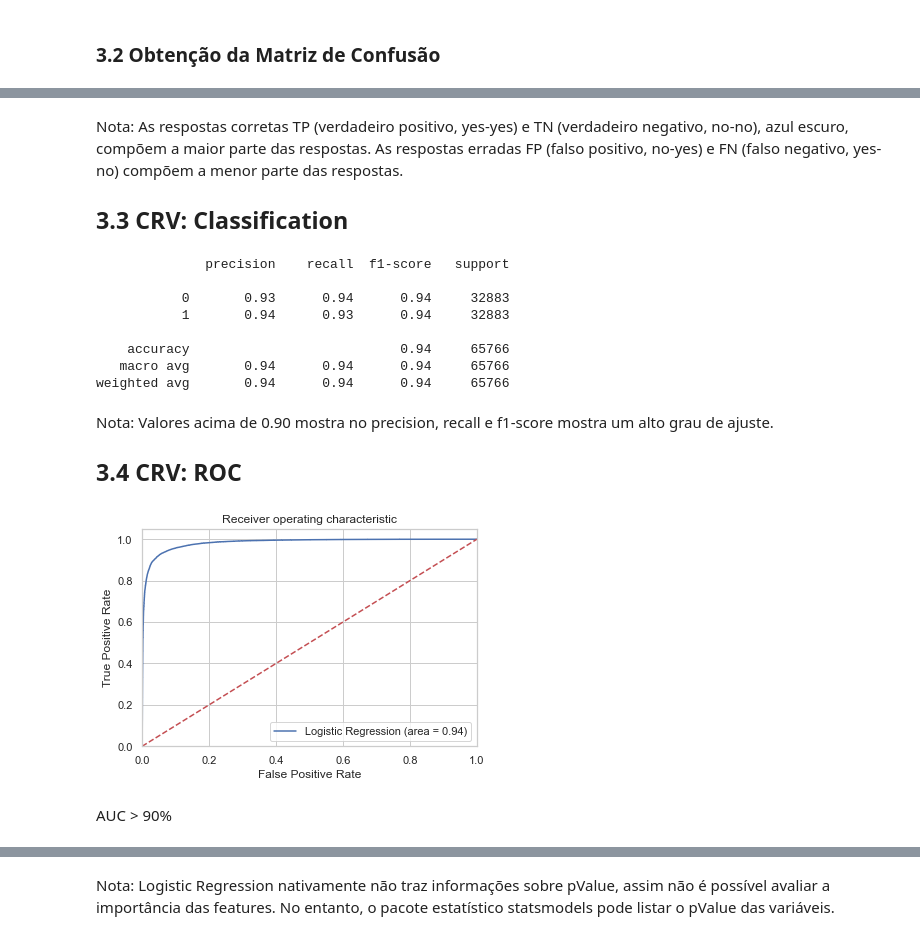
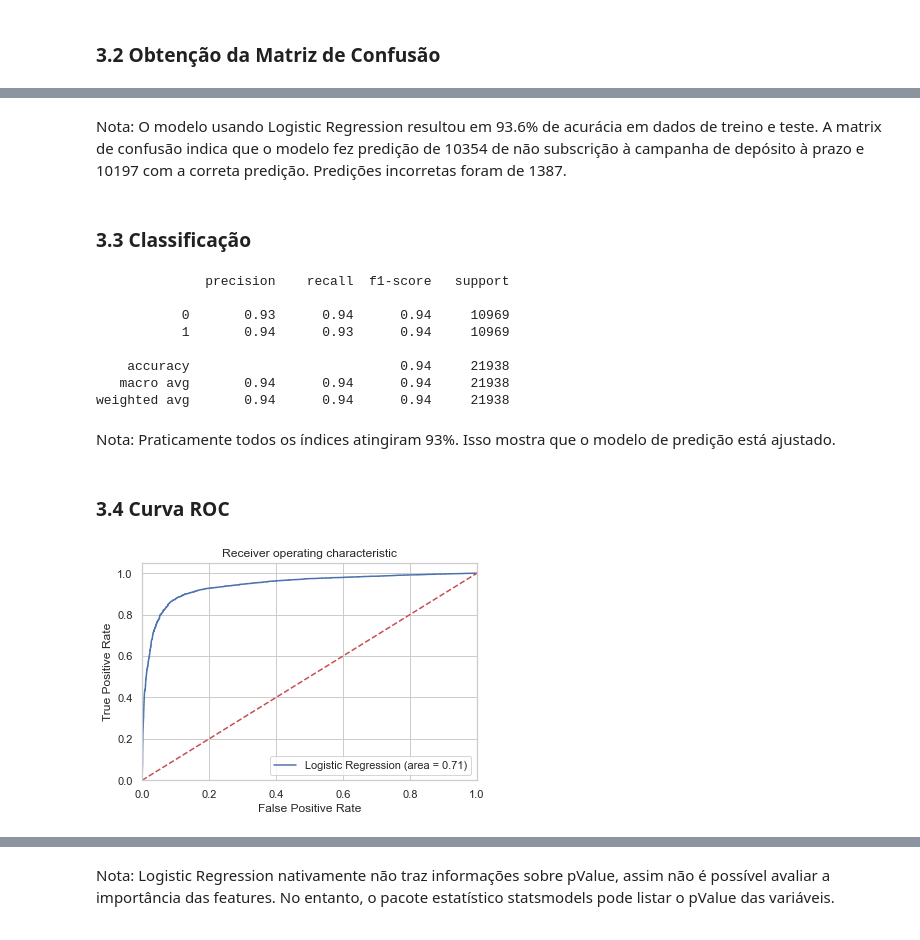
Before and after one commit to edbkei/MO416PROJ3, a Jupyter notebook: Projeto3/Project3.ipynb, the cells around one changed output, grey strips where cells are left out. Saved outputs shown, nothing was run; the diff lists cells and outputs as text; code cells hidden in the pictures.

Commit message:
Updating report and Jupyter

```diff
--- a/Projeto3/Project3.ipynb
+++ b/Projeto3/Project3.ipynb
@@ -281,7 +283,7 @@ X = df.loc[:, df.columns != 'y']
 y = df.loc[:, df.columns == 'y']
 from imblearn.over_sampling import SMOTE
 os = SMOTE(random_state=0)
-X_train, X_test, y_train, y_test = train_test_split(X, y, test_size=0.1, random_state=0)
+X_train, X_test, y_train, y_test = train_test_split(X, y, test_size=0.3, random_state=0)
 columns = X_train.columns
 # %%
 os_data_X,os_data_y=os.fit_sample(X_train, y_train.astype(int))
@@ -395,40 +399,38 @@ Confusion matrix, without normalization
-# %% [markdown]
-Nota: As respostas corretas TP (verdadeiro positivo, yes-yes) e TN (verdadeiro negativo, no-no), azul escuro, compõem a maior parte das respostas. As respostas erradas FP (falso positivo, no-yes) e FN (falso negativo, yes-no) compõem a menor parte das respostas.
-
-## 3.3 CRV: Classification
+# %% [markdown]
+Nota: O modelo usando Logistic Regression resultou em 93.6% de acurácia em dados de treino e teste. A matrix de confusão indica que o modelo fez predição de 10354 de não subscrição à campanha de depósito à prazo e 10197 com a correta predição. Predições incorretas foram de 1387.
+# %% [markdown]
+### 3.3 Classificação
 # %%
 from sklearn.metrics import classification_report
-print(classification_report(os_data_y.astype(int), y_pred.astype(int)))
+print(classification_report(os_test_y.astype(int), y_pred.astype(int)))
 # %% [output]
               precision    recall  f1-score   support
 
-           0       0.93      0.94      0.94     32883
-           1       0.94      0.93      0.94     32883
+           0       0.93      0.94      0.94     10969
+           1       0.94      0.93      0.94     10969
 
-    accuracy                           0.94     65766
-   macro avg       0.94      0.94      0.94     65766
-weighted avg       0.94      0.94      0.94     65766
+    accuracy                           0.94     21938
+   macro avg       0.94      0.94      0.94     21938
+weighted avg       0.94      0.94      0.94     21938
-# %% [markdown]
-Nota: Valores acima de 0.90 mostra no precision, recall e f1-score mostra um alto grau de ajuste.
-
-## 3.4 CRV: ROC
+# %% [markdown]
+Nota: Praticamente todos os índices atingiram 93%. Isso mostra que o modelo de predição está ajustado.
+# %% [markdown]
+### 3.4 Curva ROC
 # %%
 from sklearn.metrics import roc_auc_score
 from sklearn.metrics import roc_curve
-logit_roc_auc = roc_auc_score(os_data_y.astype(int), clf.predict(X_training.astype(float)))
-fpr, tpr, thresholds = roc_curve(os_data_y.astype(int), clf.predict_proba(X_training.astype(float))[:,1])
+logit_roc_auc = roc_auc_score(os_test_y.astype(int), clf.predict(X_testing.astype(int)))
+fpr, tpr, thresholds = roc_curve(os_test_y.astype(int), clf.predict_proba(X_testing.astype(int))[:,1])
 plt.figure()
 plt.plot(fpr, tpr, label='Logistic Regression (area = %0.2f)' % logit_roc_auc)
 plt.plot([0, 1], [0, 1],'r--')
 plt.xlim([0.0, 1.0])
 plt.ylim([0.0, 1.05])
 plt.xlabel('False Positive Rate')
 plt.ylabel('True Positive Rate')
 plt.title('Receiver operating characteristic')
 plt.legend(loc="lower right")
 plt.savefig('Log_ROC')
 plt.show()
 # %% [output]
-[figure, old version]
+[figure, new version]
-# %% [markdown]
-AUC > 90%
```
Also changed, not shown: parts of 156 cells of this notebook, 7 other files.
